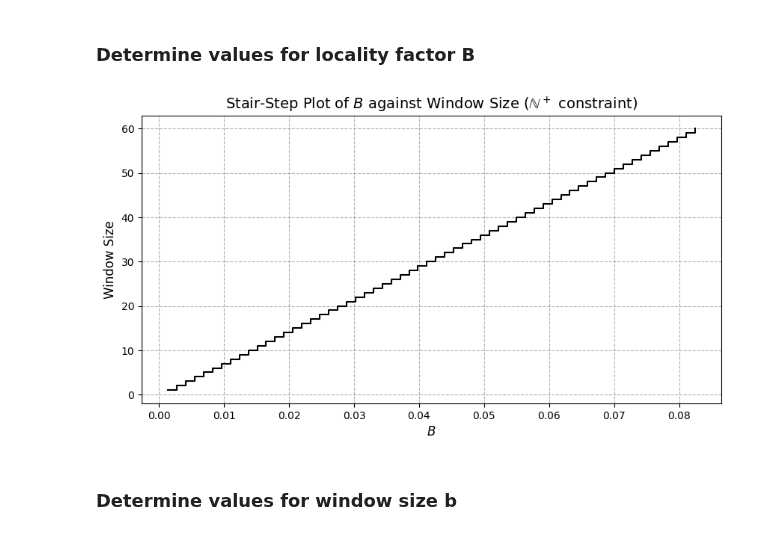
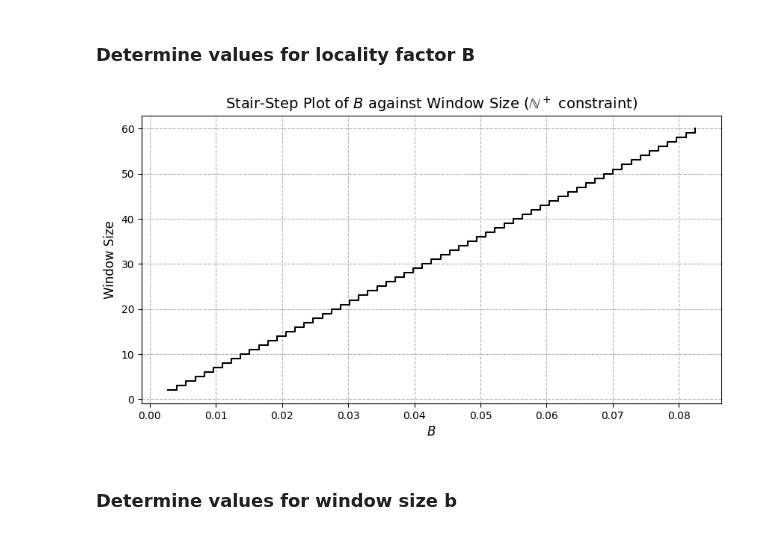
Before and after one commit to chrisnhr/Diplom, a Jupyter notebook: bootstrapping.ipynb, the cells around one changed output. Saved outputs shown, nothing was run; the diff lists cells and outputs as text; code cells hidden in the pictures.

Commit message:
update bootstrapping notebook: optimize data processing and improve visualization techniques

```diff
--- a/bootstrapping.ipynb
+++ b/bootstrapping.ipynb
@@ -239,28 +238,28 @@ class Evaluation:
 # %%
 N = 364
 # -> which values of B create the window sizes of 60 days? (also include B = 1 because its our benchmark)
 max_window_size = 60
 # Compute B values
-B_for_int = np.arange(1, max_window_size + 1) / (2 * N)
+B_for_int = np.arange(2, max_window_size + 1) / (2 * N)# achtung habe hier start auf 2 gesetzt!!!!
 
 # Create the figure and axis
 fig, ax1 = plt.subplots(figsize=(10, 5))
 
 # Plot the stair function in black and white
 ax1.plot(B_for_int, B_for_int * N * 2, drawstyle='steps-post', color='black')
 
 # Set labels and title with correct LaTeX formatting
 ax1.set_xlabel(r'$B$', fontsize=12)
 ax1.set_ylabel("Window Size", fontsize=12, color='black')  # Updated y-axis label
 ax1.tick_params(axis='y', labelcolor='black')
 
 # Update title with definition that window size must be a natural number (not including 0)
 ax1.set_title(r'Stair-Step Plot of $B$ against Window Size ($\mathbb{N}^+$ constraint)', fontsize=14)
 
 # Set grid and show plot
 ax1.grid(True, linestyle='--', color='gray', alpha=0.6)
 plt.show()
 # %% [output]
-[figure, old version]
+[figure, new version]
 # %% [markdown]
 ### Determine values for window size b
```
Also changed, not shown: parts of 15 cells of this notebook.
